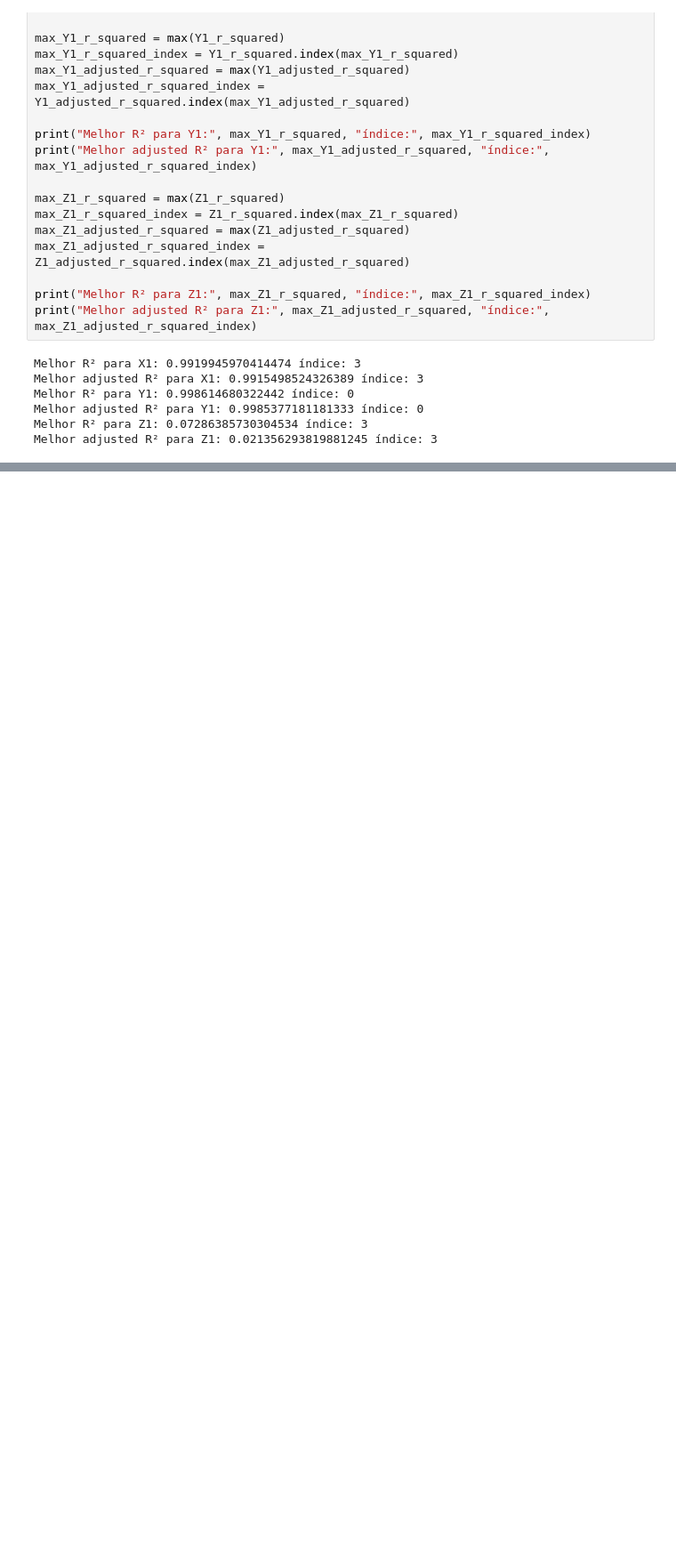
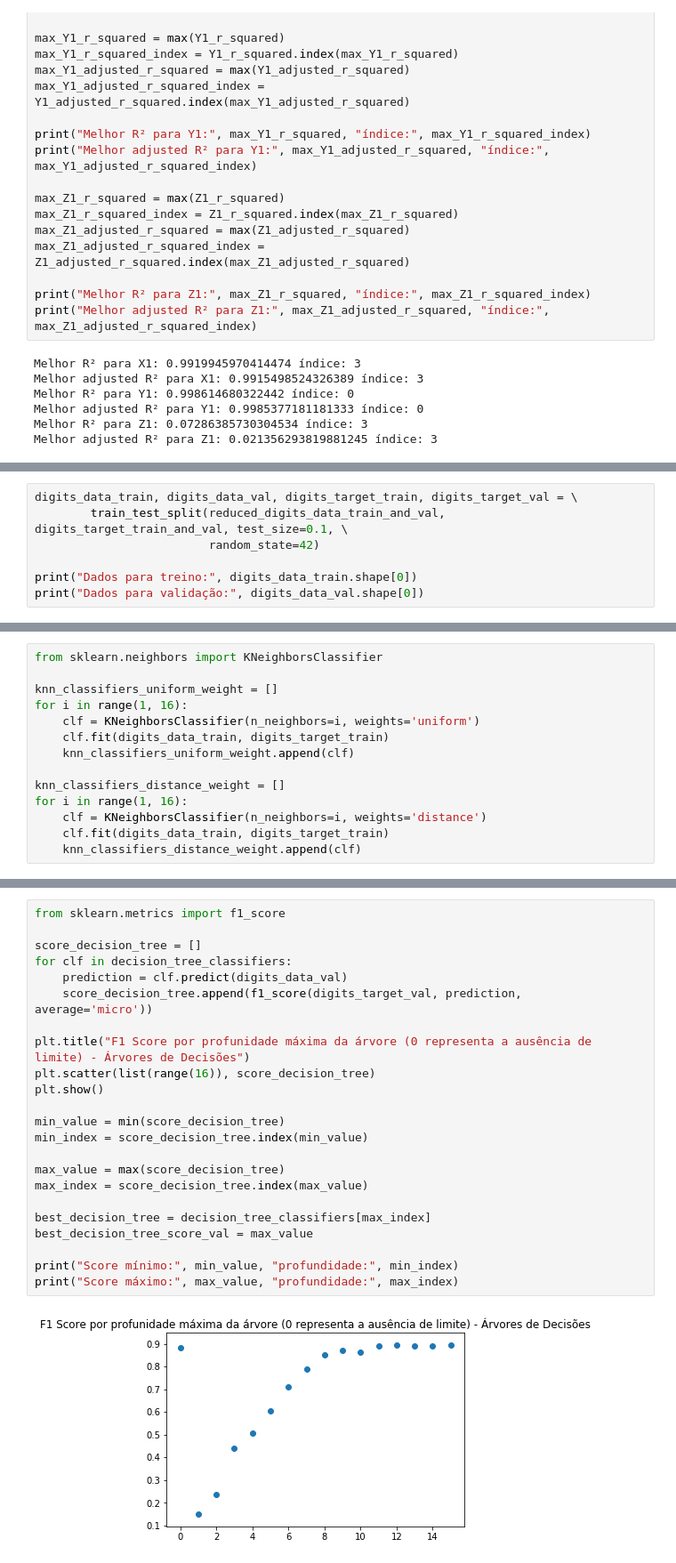
Before and after one commit to natanbcpc/supervised-learning, a Jupyter notebook: Project 2.ipynb, the cells around one changed output, grey strips where cells are left out. Shown: that part at 89% size. Cells and saved outputs as stored; diff of their text form; blank space fills up the shorter version.

```diff
--- a/Project 2.ipynb
+++ b/Project 2.ipynb
@@ -437,0 +515,7 @@ Melhor adjusted R² para Z1: 0.021356293819881245 índice: 3
+# %%
+digits_data_train, digits_data_val, digits_target_train, digits_target_val = \
+        train_test_split(reduced_digits_data_train_and_val, digits_target_train_and_val, test_size=0.1, \
+                         random_state=42)
+
+print("Dados para treino:", digits_data_train.shape[0])
+print("Dados para validação:", digits_data_val.shape[0])
@@ -437,0 +545,14 @@ Melhor adjusted R² para Z1: 0.021356293819881245 índice: 3
+# %%
+from sklearn.neighbors import KNeighborsClassifier
+
+knn_classifiers_uniform_weight = []
+for i in range(1, 16):
+    clf = KNeighborsClassifier(n_neighbors=i, weights='uniform')
+    clf.fit(digits_data_train, digits_target_train)
+    knn_classifiers_uniform_weight.append(clf)
+
+knn_classifiers_distance_weight = []
+for i in range(1, 16):
+    clf = KNeighborsClassifier(n_neighbors=i, weights='distance')
+    clf.fit(digits_data_train, digits_target_train)
+    knn_classifiers_distance_weight.append(clf)
@@ -437,0 +561,25 @@ Melhor adjusted R² para Z1: 0.021356293819881245 índice: 3
+# %%
+from sklearn.metrics import f1_score
+
+score_decision_tree = []
+for clf in decision_tree_classifiers:
+    prediction = clf.predict(digits_data_val)
+    score_decision_tree.append(f1_score(digits_target_val, prediction, average='micro'))
+
+plt.title("F1 Score por profunidade máxima da árvore (0 representa a ausência de limite) - Árvores de Decisões")
+plt.scatter(list(range(16)), score_decision_tree)
+plt.show()
+
+min_value = min(score_decision_tree)
+min_index = score_decision_tree.index(min_value)
+
+max_value = max(score_decision_tree)
+max_index = score_decision_tree.index(max_value)
+
+best_decision_tree = decision_tree_classifiers[max_index]
+best_decision_tree_score_val = max_value
+
+print("Score mínimo:", min_value, "profundidade:", min_index)
+print("Score máximo:", max_value, "profundidade:", max_index)
+# %% [output]
+[figure, added]
```
Also changed, not shown: parts of 22 cells of this notebook.
